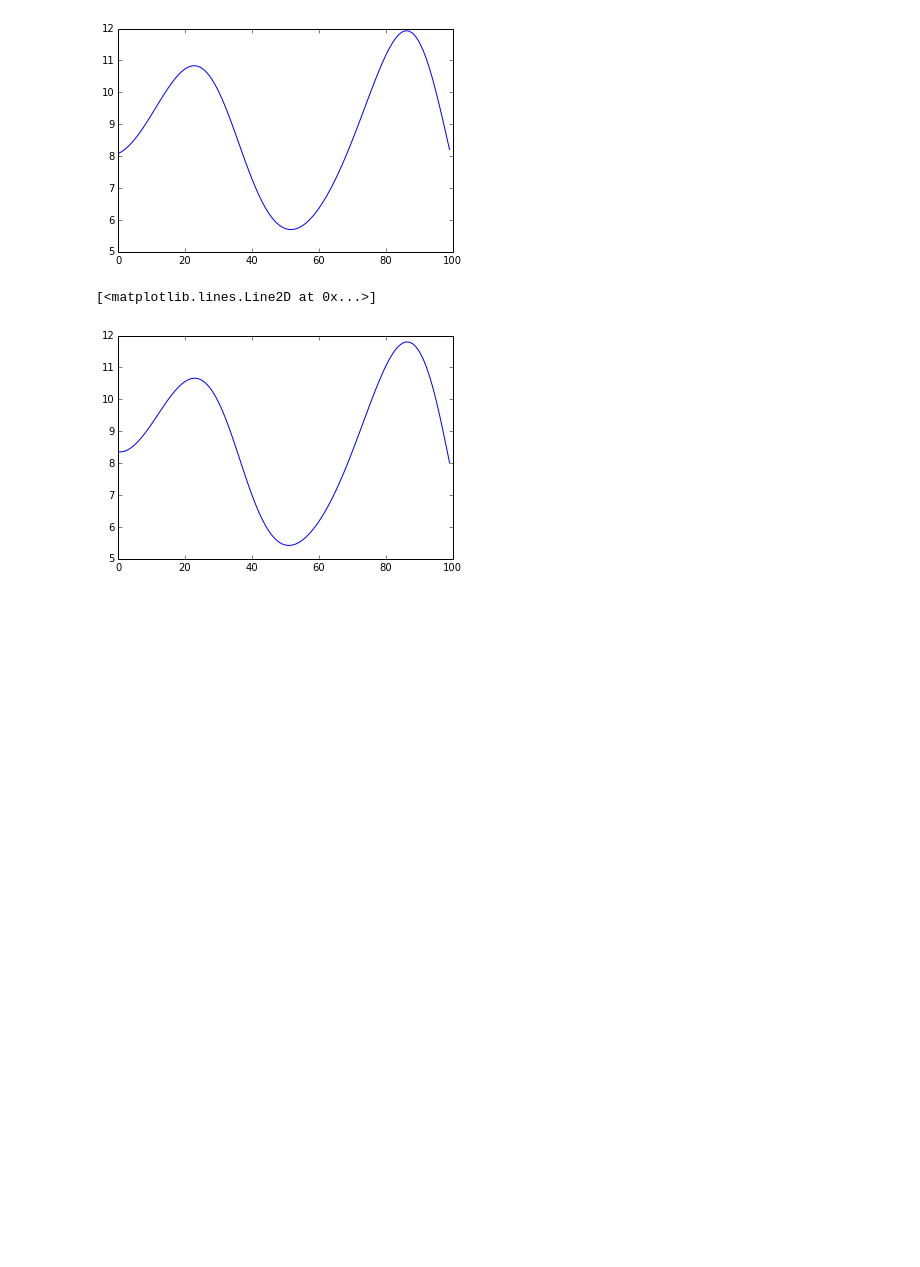
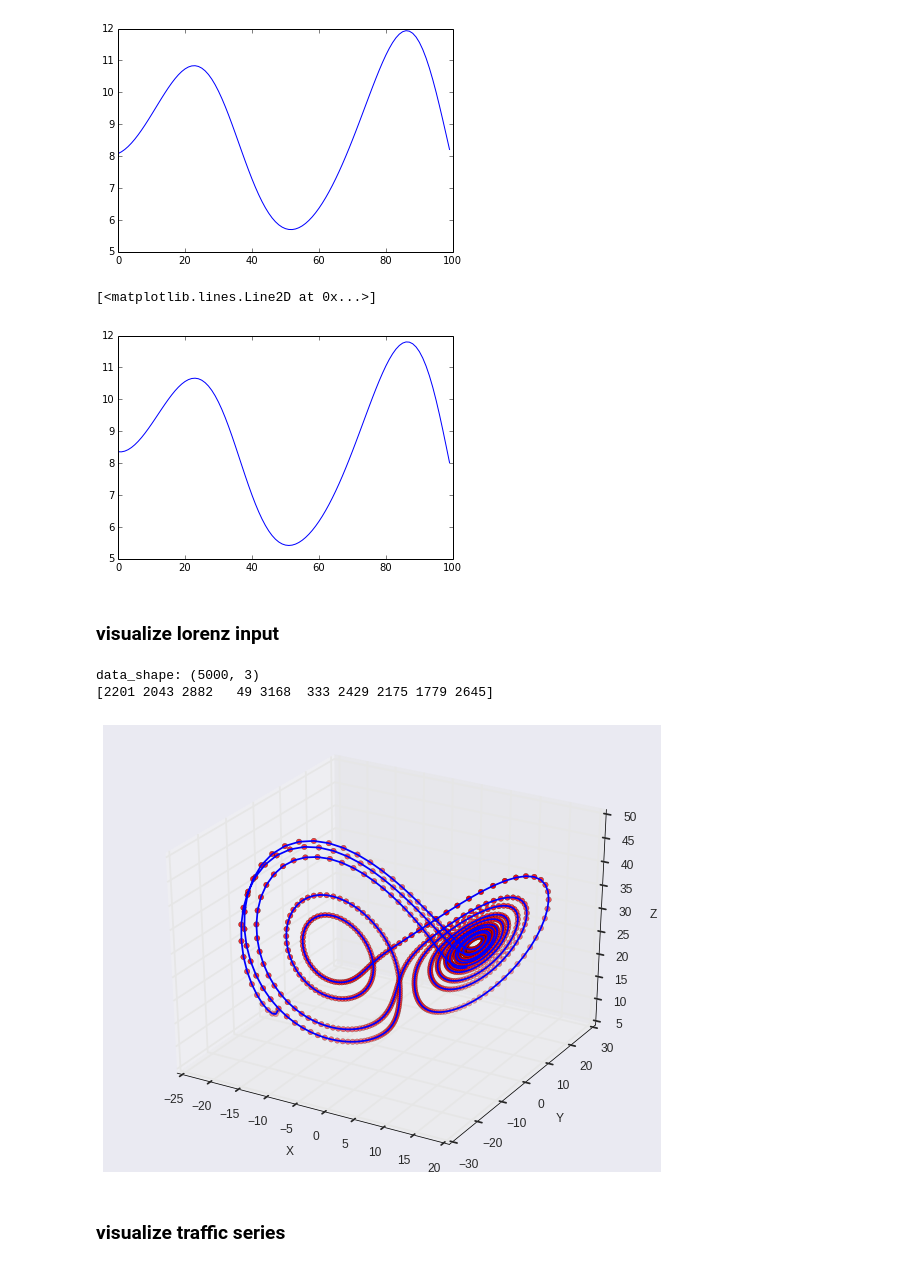
Before and after one commit to yuqirose/TensorRNN, a Jupyter notebook: experiments/notebook/plot_time_series.ipynb, the cells around one changed output. Cells and saved outputs as stored; diff of their text form; code cells hidden in the pictures; blank space fills up the shorter version.

```diff
--- a/experiments/notebook/plot_time_series.ipynb
+++ b/experiments/notebook/plot_time_series.ipynb
@@ -82,3 +49,59 @@ plt.plot(y_pred[100:200,seq_id])
 # %% [output]
 [<matplotlib.lines.Line2D at 0x...>]
 [figure]
+# %% [markdown]
+### visualize lorenz input
+# %%
+%matplotlib inline
+import matplotlib as mpl
+import seaborn as sns
+import matplotlib.pyplot as plt
+from mpl_toolkits.mplot3d import Axes3D
+import numpy as np
+
+
+params = {
+   'axes.labelsize': 12,
+   'text.fontsize': 12,
+   'legend.fontsize': 12,
+   'xtick.labelsize': 12,
+   'ytick.labelsize': 12,
+   'text.usetex': False,
+   'figure.figsize': [4.5, 4.5]
+   }
+mpl.rcParams.update(params)
+
+data_mat = dat[:,0:3]
+
+
+print("data_shape:"), np.shape(data_mat)
+N = 10
+xs = data_mat[:,0]
+ys = data_mat[:,1]
+zs = data_mat[:,2]
+fig = plt.figure(figsize=(10,8))
+ax = fig.gca(projection='3d')
+
+def mm(x):
+    return np.min(x)-10, np.max(x)+10
+
+idxs = np.random.choice(range(data_mat.shape[0]), N)
+print(idxs)
+T= 1000
+
+ax.plot(data_mat[:T,0], data_mat[:T,1], data_mat[:T,2], 'b')
+ax.scatter(data_mat[:T,0], data_mat[:T,1], data_mat[:T,2], c='r', s=30)
+
+ax.set_xlabel("X")
+ax.set_ylabel("Y")
+ax.set_zlabel("Z")
+# ax.set_xlim(*mm(xs))
+# ax.set_ylim(*mm(ys))
+# ax.set_zlim(*mm(zs))
+# fig.savefig('lorenz.png')
+# %% [output]
+data_shape: (5000, 3)
+[2201 2043 2882   49 3168  333 2429 2175 1779 2645]
+[figure, added]
+# %% [markdown]
+### visualize traffic series
```
Also changed, not shown: parts of 8 cells of this notebook, 10 other files.
